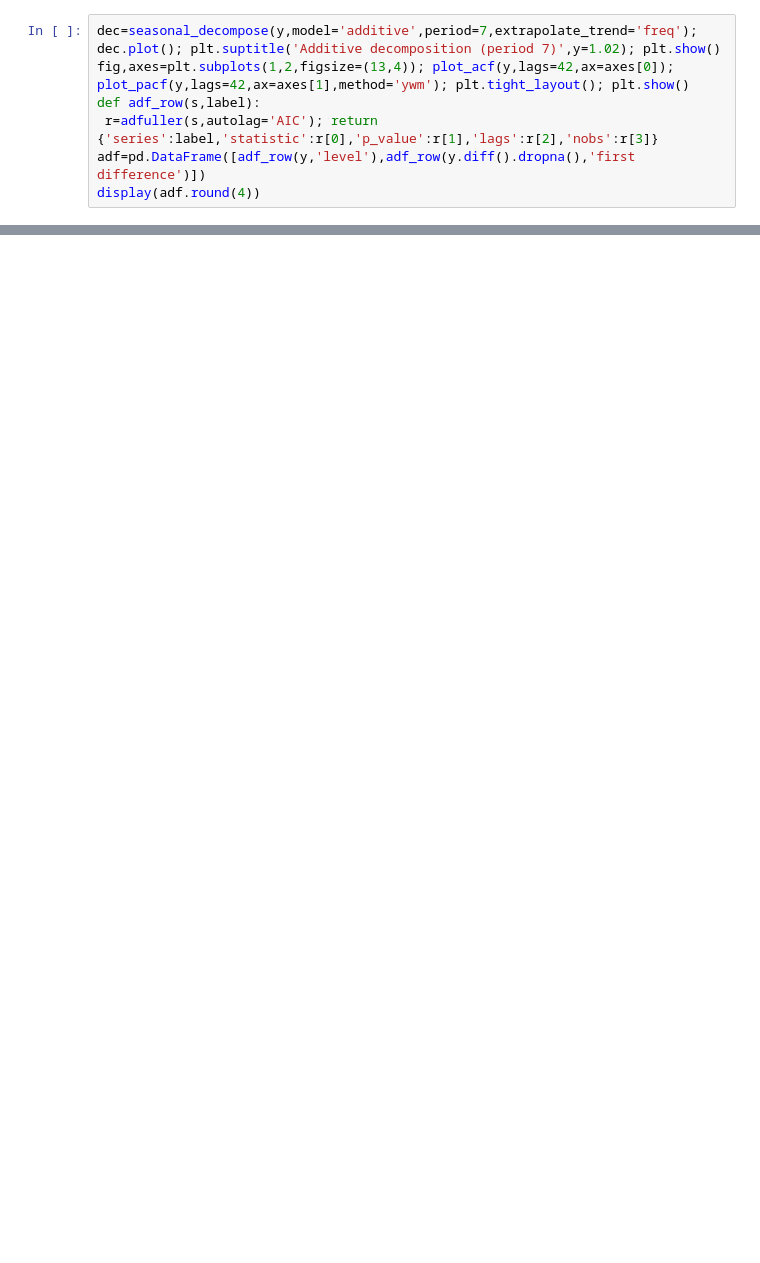
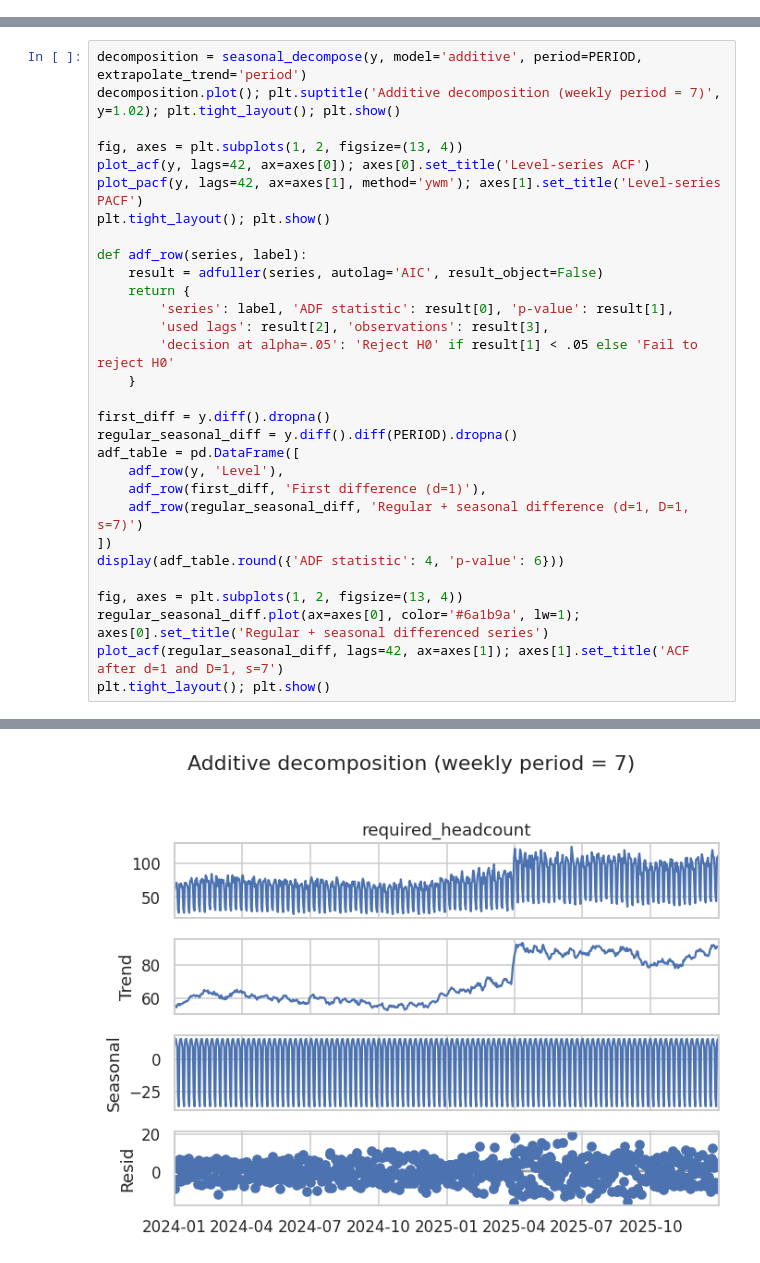
Before and after one commit to turki-91/workforce-demand-forecasting, a Jupyter notebook: workforce_demand_forecasting.ipynb, the cells around one changed output, grey strips where cells are left out. Cells and saved outputs as stored; diff of their text form; blank space fills up the shorter version.

```diff
--- a/workforce_demand_forecasting.ipynb
+++ b/workforce_demand_forecasting.ipynb
@@ -112,7 +0,0 @@ The level comparison quantifies the break, while weekday summaries expose operat
-# %%
-dec=seasonal_decompose(y,model='additive',period=7,extrapolate_trend='freq'); dec.plot(); plt.suptitle('Additive decomposition (period 7)',y=1.02); plt.show()
-fig,axes=plt.subplots(1,2,figsize=(13,4)); plot_acf(y,lags=42,ax=axes[0]); plot_pacf(y,lags=42,ax=axes[1],method='ywm'); plt.tight_layout(); plt.show()
-def adf_row(s,label):
- r=adfuller(s,autolag='AIC'); return {'series':label,'statistic':r[0],'p_value':r[1],'lags':r[2],'nobs':r[3]}
-adf=pd.DataFrame([adf_row(y,'level'),adf_row(y.diff().dropna(),'first difference')])
-display(adf.round(4))
@@ -383,0 +233,31 @@ The champion is selected mechanically from genuine mean fold MASE, with variabil
+# %%
+decomposition = seasonal_decompose(y, model='additive', period=PERIOD, extrapolate_trend='period')
+decomposition.plot(); plt.suptitle('Additive decomposition (weekly period = 7)', y=1.02); plt.tight_layout(); plt.show()
+
+fig, axes = plt.subplots(1, 2, figsize=(13, 4))
+plot_acf(y, lags=42, ax=axes[0]); axes[0].set_title('Level-series ACF')
+plot_pacf(y, lags=42, ax=axes[1], method='ywm'); axes[1].set_title('Level-series PACF')
+plt.tight_layout(); plt.show()
+
+def adf_row(series, label):
+    result = adfuller(series, autolag='AIC', result_object=False)
+    return {
+        'series': label, 'ADF statistic': result[0], 'p-value': result[1],
+        'used lags': result[2], 'observations': result[3],
+        'decision at alpha=.05': 'Reject H0' if result[1] < .05 else 'Fail to reject H0'
+    }
+
+first_diff = y.diff().dropna()
+regular_seasonal_diff = y.diff().diff(PERIOD).dropna()
+adf_table = pd.DataFrame([
+    adf_row(y, 'Level'),
+    adf_row(first_diff, 'First difference (d=1)'),
+    adf_row(regular_seasonal_diff, 'Regular + seasonal difference (d=1, D=1, s=7)')
+])
+display(adf_table.round({'ADF statistic': 4, 'p-value': 6}))
+
+fig, axes = plt.subplots(1, 2, figsize=(13, 4))
+regular_seasonal_diff.plot(ax=axes[0], color='#6a1b9a', lw=1); axes[0].set_title('Regular + seasonal differenced series')
+plot_acf(regular_seasonal_diff, lags=42, ax=axes[1]); axes[1].set_title('ACF after d=1 and D=1, s=7')
+plt.tight_layout(); plt.show()
+# %% [output]
@@ -383,0 +268 @@ The champion is selected mechanically from genuine mean fold MASE, with variabil
+[figure, added]
```
Also changed, not shown: parts of 62 cells of this notebook.
